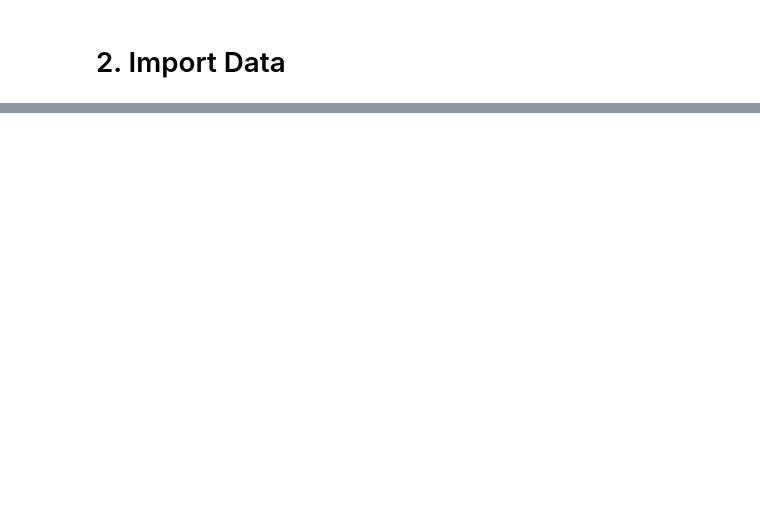
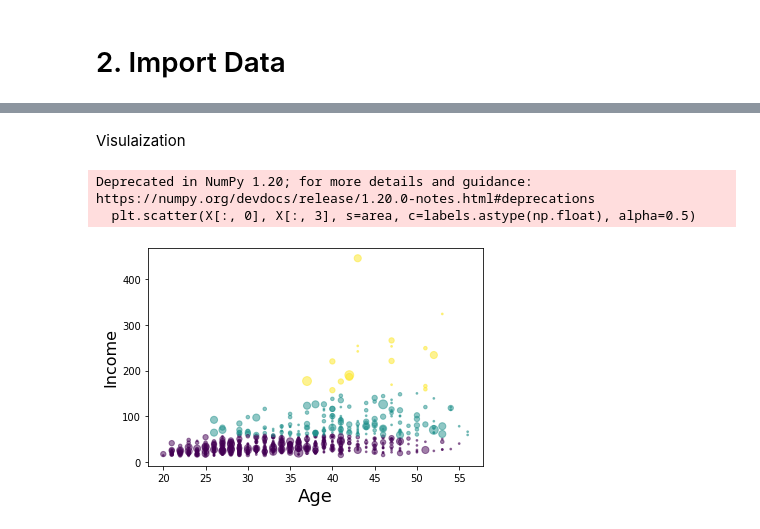
Before and after one commit to mbidu/IBM-Certificate, a Jupyter notebook: 1. Machine Learning with Python/Week 4 - Clustering/K-means.ipynb, the cells around one changed output, grey strips where cells are left out. Saved outputs shown, nothing was run; the diff lists cells and outputs as text; code cells hidden in the pictures; blank space fills up the shorter version.

```diff
--- a/1. Machine Learning with Python/Week 4 - Clustering/K-means.ipynb
+++ b/1. Machine Learning with Python/Week 4 - Clustering/K-means.ipynb
@@ -41,4 +22,0 @@ dtype: object
-# %%
-df = df[pd.to_numeric(df['BareNuc'], errors='coerce').notnull()]
-df['BareNuc'] = df['BareNuc'].astype('int')
-df.dtypes
@@ -104,0 +23,3 @@ Test set: (137, 9) (137,)
+# %%
+df = df.drop('Address', axis=1)
+df.head()
@@ -104,0 +35,6 @@ Test set: (137, 9) (137,)
+# %%
+from sklearn.preprocessing import StandardScaler
+X = df.values[:,1:]
+X = np.nan_to_num(X)
+Clus_dataSet = StandardScaler().fit_transform(X)
+Clus_dataSet
@@ -139,0 +57,7 @@ Jaccard score: 0.9444
+# %%
+from sklearn.cluster import KMeans
+clusterNum = 3
+k_means = KMeans(init = "k-means++", n_clusters = clusterNum, n_init = 12)
+k_means.fit(X)
+labels = k_means.labels_
+print(labels)
@@ -139,0 +104,13 @@ Jaccard score: 0.9444
+# %% [markdown]
+Visulaization
+# %%
+area = np.pi * ( X[:, 1])**2
+plt.scatter(X[:, 0], X[:, 3], s=area, c=labels.astype(np.float), alpha=0.5)
+plt.xlabel('Age', fontsize=18)
+plt.ylabel('Income', fontsize=16)
+
+plt.show()
+# %% [output]
+Deprecated in NumPy 1.20; for more details and guidance: https://numpy.org/devdocs/release/1.20.0-notes.html#deprecations
+  plt.scatter(X[:, 0], X[:, 3], s=area, c=labels.astype(np.float), alpha=0.5)
+[figure, added]
```
Also changed, not shown: parts of 28 cells of this notebook, 12 other files.
